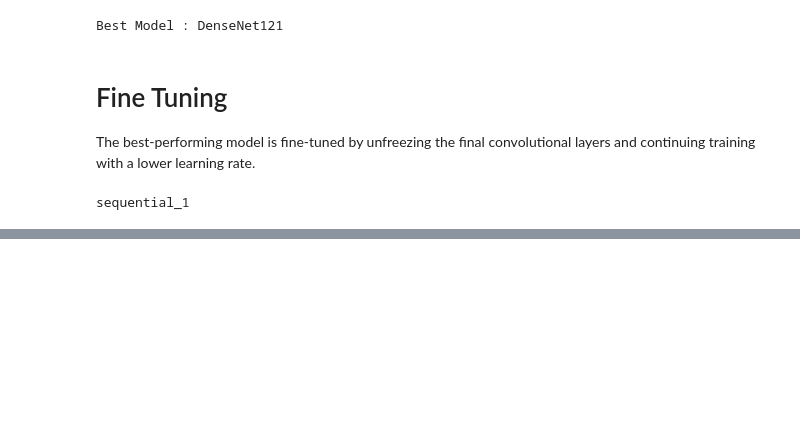
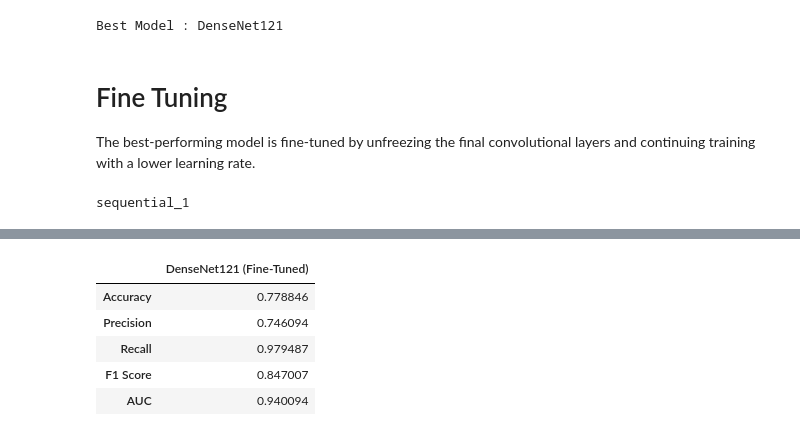
Before and after one commit to omxmishra/Pneumonia-Detection-App, a Jupyter notebook: notebooks/Pneumonia chest X-ray Classification.ipynb, the cells around one changed output, grey strips where cells are left out. Cells and saved outputs as stored; diff of their text form; code cells hidden in the pictures; blank space fills up the shorter version.

```diff
--- a/notebooks/Pneumonia chest X-ray Classification.ipynb
+++ b/notebooks/Pneumonia chest X-ray Classification.ipynb
@@ -1098,3 +1098,19 @@ for layer in best_model.layers:
 print(base_model.name)
 # %% [output]
 sequential_1
+# %%
+base_model.trainable = True
+
+for layer in base_model.layers[:-30]:
+    layer.trainable = False
+
+best_model.compile(
+    optimizer=tf.keras.optimizers.Adam(1e-5),
+    loss="binary_crossentropy",
+    metrics=[
+        "accuracy",
+        tf.keras.metrics.AUC(name="auc"),
+        tf.keras.metrics.Precision(name="precision"),
+        tf.keras.metrics.Recall(name="recall")
+    ]
+)
@@ -1100,0 +1148,17 @@ sequential_1
+# %%
+final_metrics, y_true, y_pred, y_prob = evaluate_model(
+    best_model,
+    test_dataset
+)
+
+pd.DataFrame(
+    final_metrics,
+    index=["DenseNet121 (Fine-Tuned)"]
+).T
+# %% [output]
+|  | DenseNet121 (Fine-Tuned) |
+| Accuracy | 0.778846 |
+| Precision | 0.746094 |
+| Recall | 0.979487 |
+| F1 Score | 0.847007 |
+| AUC | 0.940094 |
```
Also changed, not shown: parts of 4 cells of this notebook.
